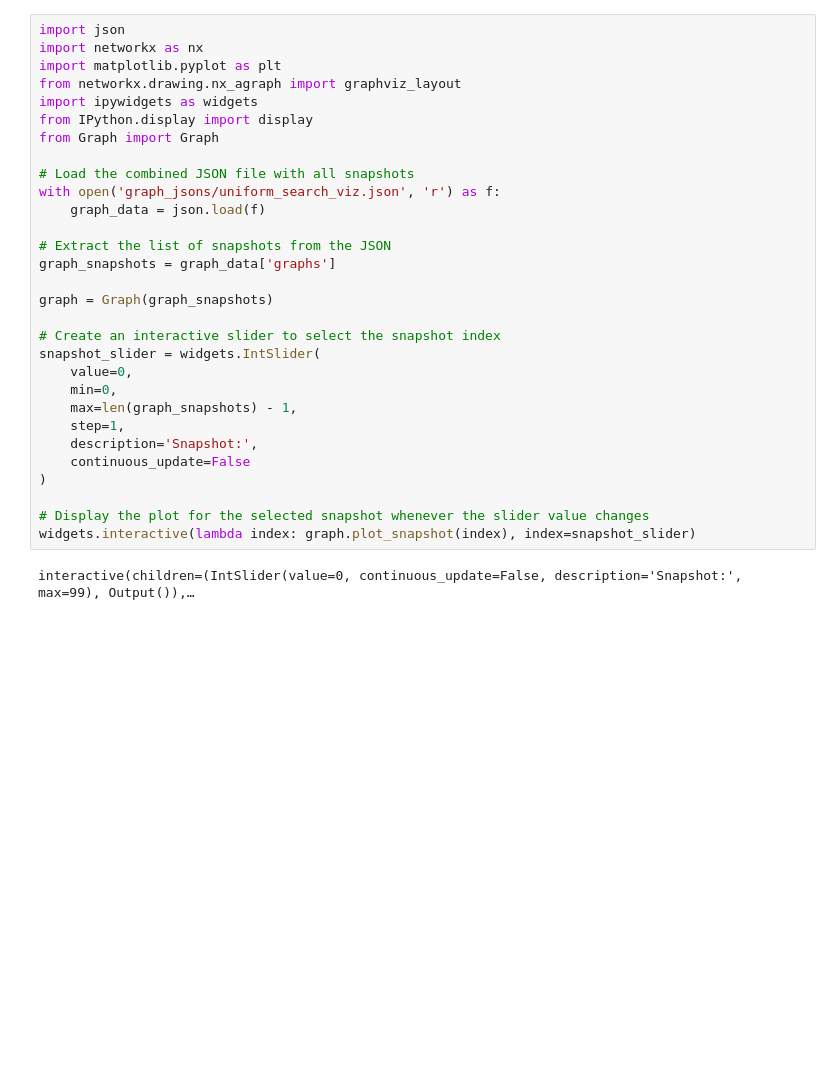
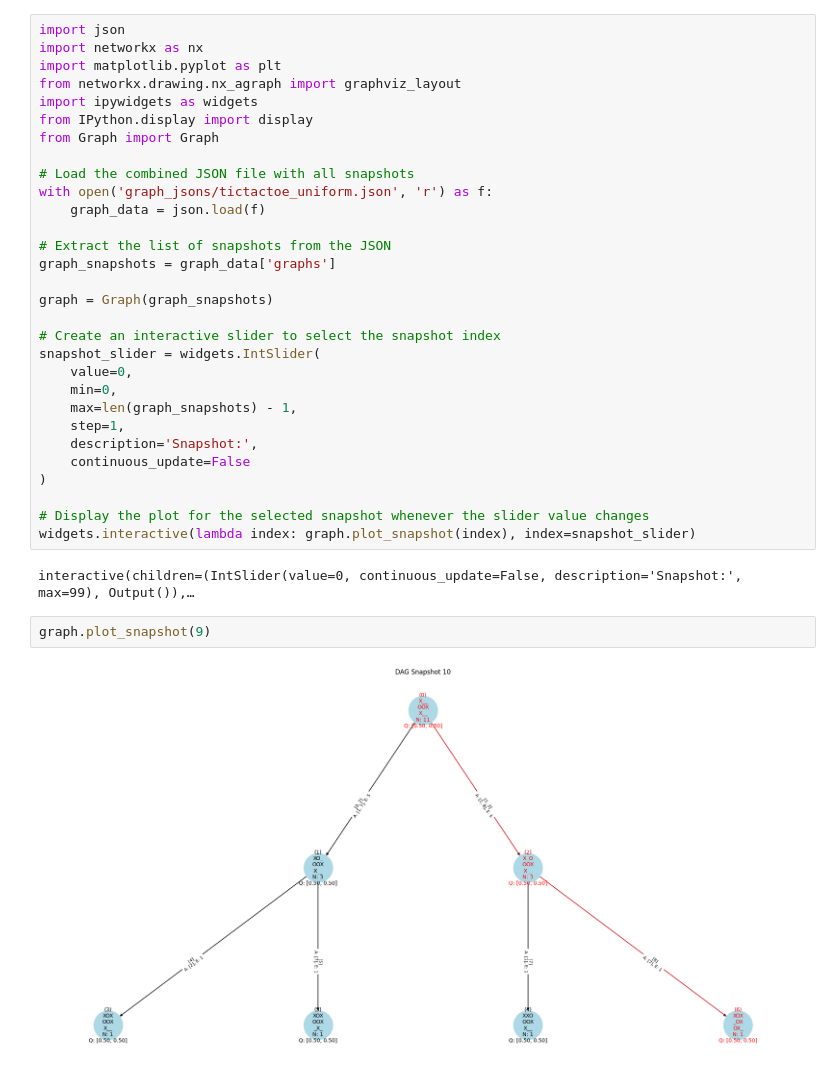
Before and after one commit to shindavid/AlphaZeroArcade, a Jupyter notebook: py/alphazero/dashboard/Graph/viz_graph.ipynb, the cells around one changed output. Saved outputs shown, nothing was run; the diff lists cells and outputs as text; blank space fills up the shorter version.

Commit message:
fix graph diff

```diff
--- a/py/alphazero/dashboard/Graph/viz_graph.ipynb
+++ b/py/alphazero/dashboard/Graph/viz_graph.ipynb
@@ -18,7 +18,7 @@ from IPython.display import display
 from Graph import Graph
 
 # Load the combined JSON file with all snapshots
-with open('graph_jsons/uniform_search_viz.json', 'r') as f:
+with open('graph_jsons/tictactoe_uniform.json', 'r') as f:
     graph_data = json.load(f)
 
 # Extract the list of snapshots from the JSON
@@ -40,3 +40,7 @@ snapshot_slider = widgets.IntSlider(
 widgets.interactive(lambda index: graph.plot_snapshot(index), index=snapshot_slider)
 # %% [output]
 interactive(children=(IntSlider(value=0, continuous_update=False, description='Snapshot:', max=99), Output()),…
+# %%
+graph.plot_snapshot(9)
+# %% [output]
+[figure, added]
```
Also changed, not shown: 1 other file.
